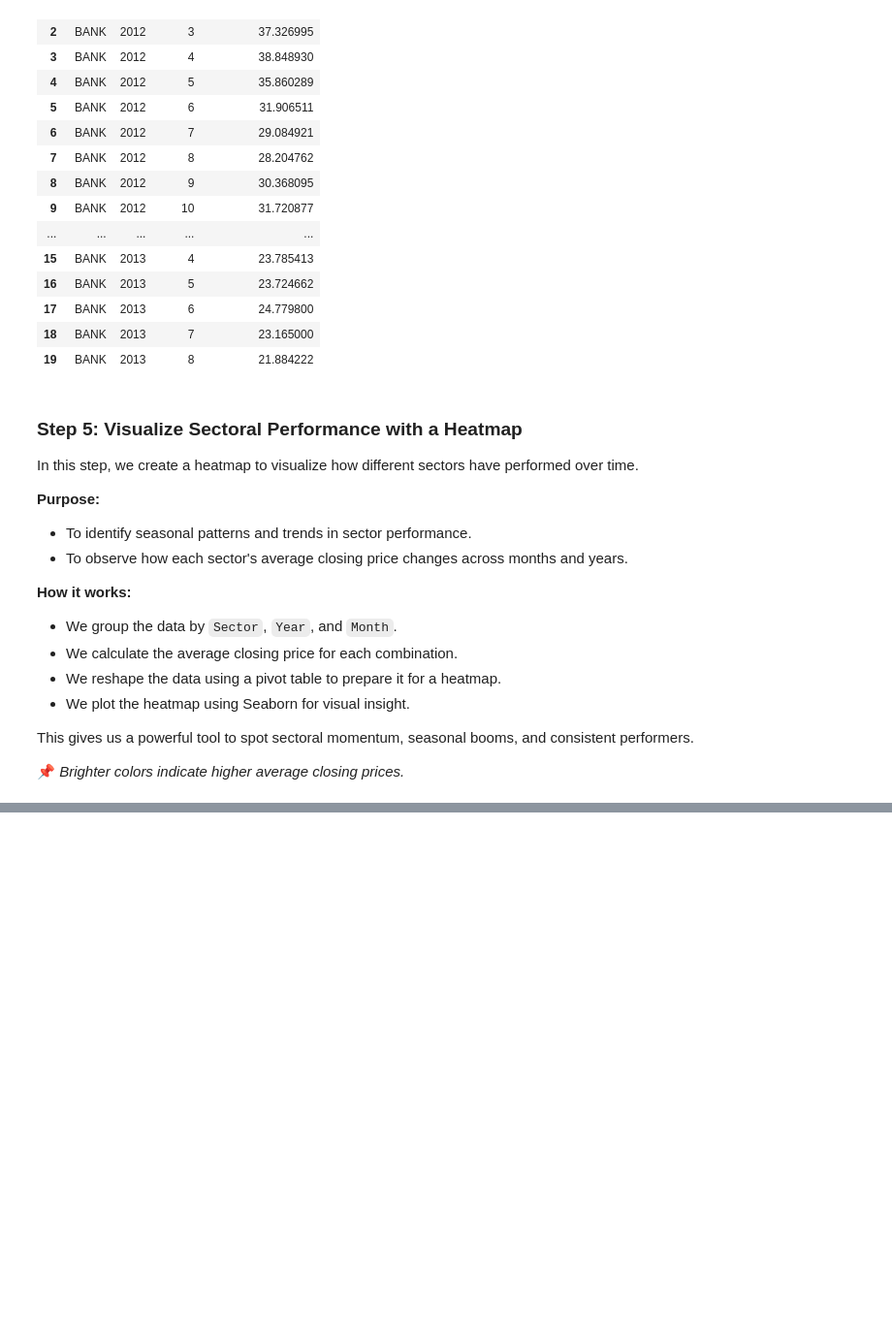
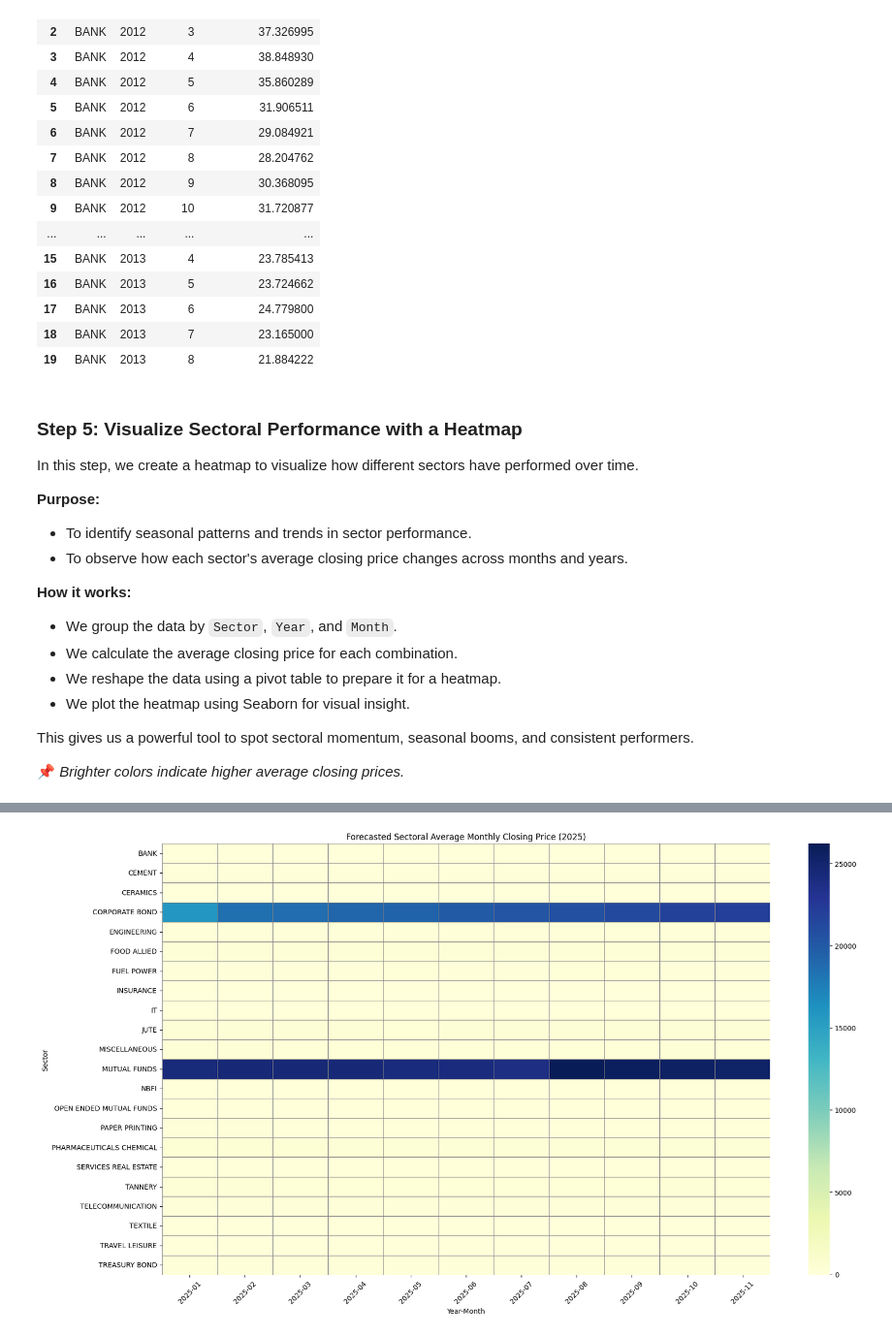
Before and after one commit to AsifZaman777/Sectoral-performance-prediction, a Jupyter notebook: SPF.ipynb, the cells around one changed output, grey strips where cells are left out. Shown at 97% size. Drawn from its saved outputs; the diff is of its cells as text; code cells hidden in the pictures; blank space fills up the shorter version.

```diff
--- a/SPF.ipynb
+++ b/SPF.ipynb
@@ -236,0 +304,69 @@ heatmap_df.head(22)
+# %%
+import pandas as pd
+import numpy as np
+import seaborn as sns
+import matplotlib.pyplot as plt
+from prophet import Prophet
+
+# Optional: display more columns
+pd.set_option('display.max_columns', 200)
+
+# Create an empty list to store forecasts
+forecasts = []
+
+# Loop through each sector and forecast
+for sector in clean_df['Sector'].unique():
+    # Filter data for the current sector
+    sector_data = clean_df[clean_df['Sector'] == sector]
+
+    # Prepare the data for Prophet (ds: date, y: closing price)
+    sector_data_prophet = sector_data[['Date', 'Closing_Price']].rename(columns={'Date': 'ds', 'Closing_Price': 'y'})
+
+    # Skip sectors with less than 2 valid data points
+    if sector_data_prophet['y'].notna().sum() < 2:
+        continue
+
+    # Initialize and fit the Prophet model
+    model = Prophet()
+    model.fit(sector_data_prophet)
+
+    # Make future predictions (for 12 months of 2025)
+    future = model.make_future_dataframe(periods=12, freq='ME')  # Use 'ME' for month end
+    forecast = model.predict(future)
+
+    # Add sector name to the forecast
+    forecast['Sector'] = sector
+
+    # Append forecast to the list
+    forecasts.append(forecast[['ds', 'yhat', 'Sector']])
+
+# Combine all the forecasts
+all_forecasts = pd.concat(forecasts)
+
+# Create a new column combining Year and Month for better visualization
+all_forecasts['YearMonth'] = all_forecasts['ds'].dt.year.astype(str) + '-' + all_forecasts['ds'].dt.month.astype(str).str.zfill(2)
+
+# Filter only 2025 predictions
+all_forecasts_2025 = all_forecasts[all_forecasts['ds'].dt.year == 2025]
+
+# Pivot the results for a clearer comparison
+forecast_pivot = all_forecasts_2025.pivot(index='Sector', columns='YearMonth', values='yhat')
+
+# Replace NaN values with 0
+forecast_pivot = forecast_pivot.fillna(0)
+
+# Plot the heatmap for forecasts
+plt.figure(figsize=(18, 10))
+sns.heatmap(forecast_pivot, cmap="YlGnBu", linewidths=0.5, linecolor='gray')
+plt.title("Forecasted Sectoral Average Monthly Closing Price (2025)")
+plt.xlabel("Year-Month")
+plt.ylabel("Sector")
+plt.xticks(rotation=45)
+plt.tight_layout()
+plt.show()
+
+
+
+# Show the forecast pivot table
+forecast_pivot.head(22)
+# %% [output]
@@ -236,0 +390 @@ heatmap_df.head(22)
+[figure, added]
```
Also changed, not shown: parts of 10 cells of this notebook.
